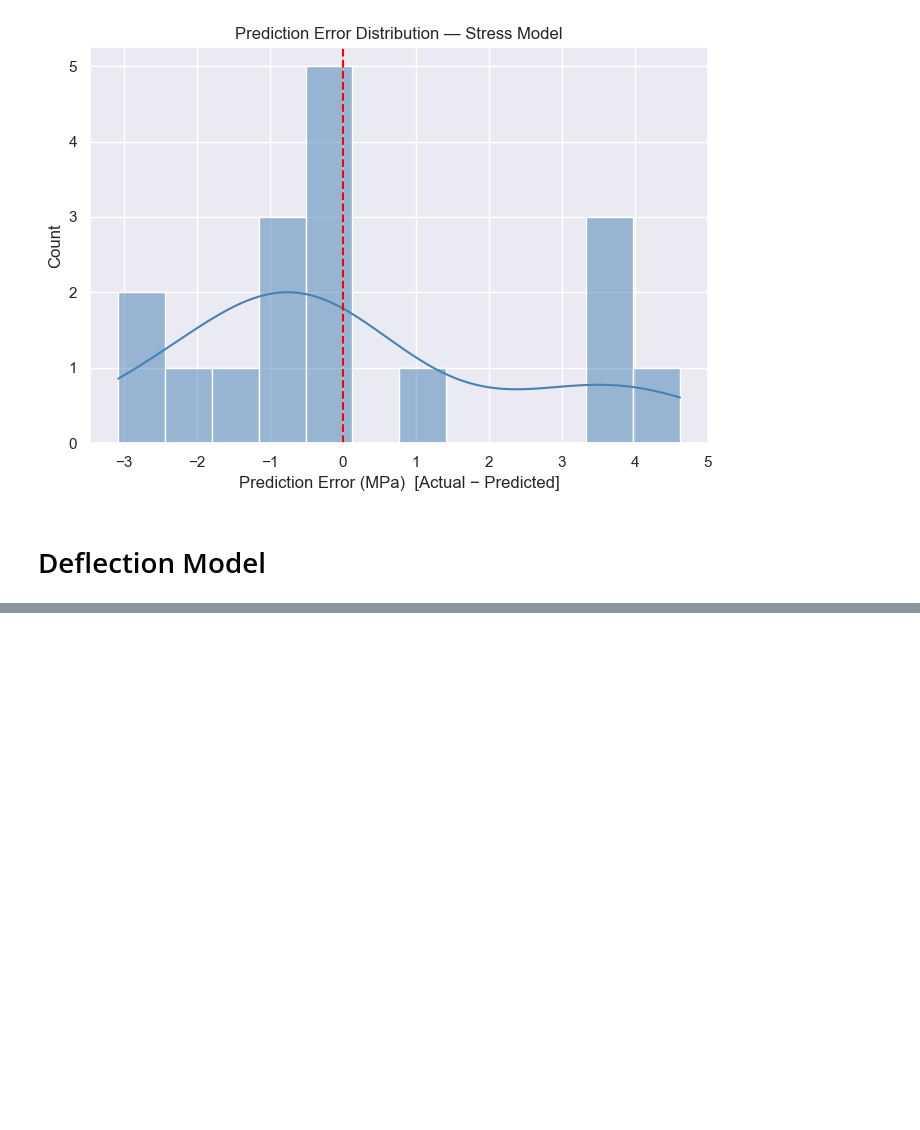
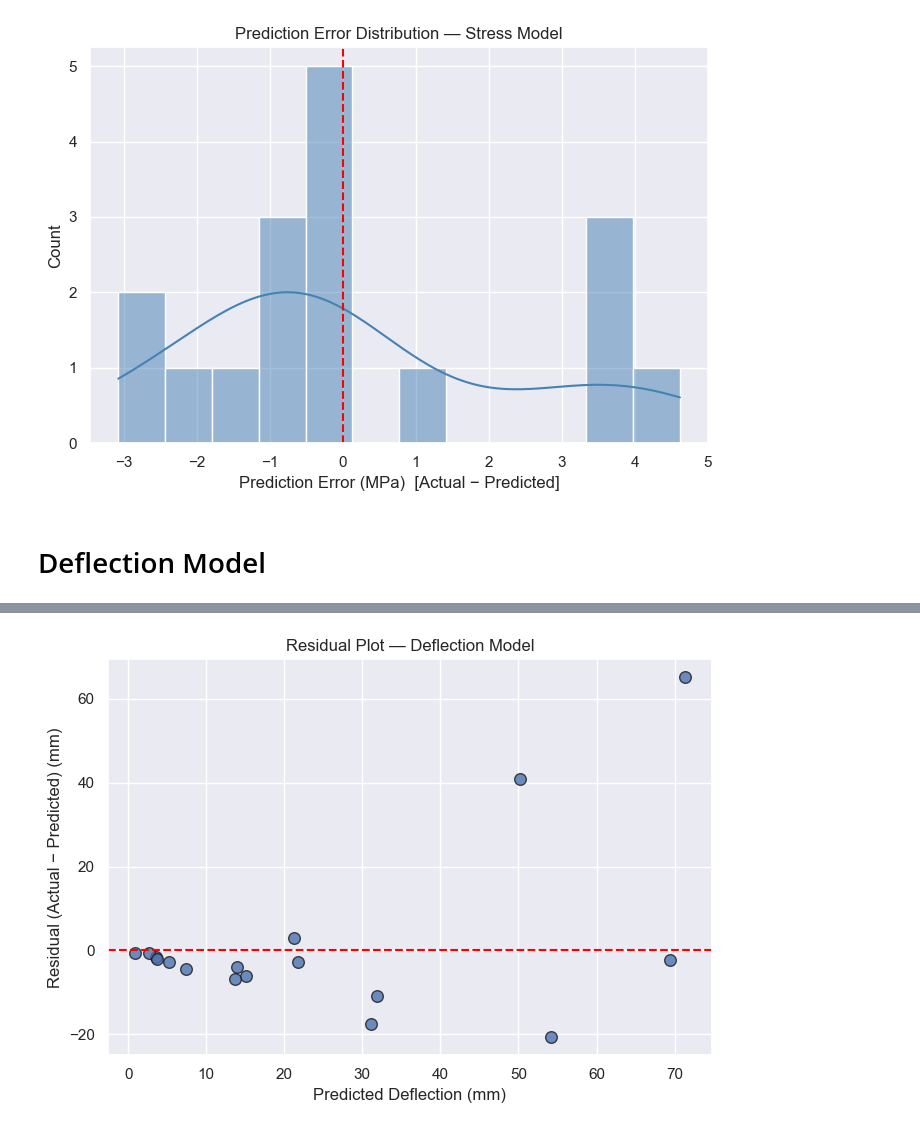
Before and after one commit to AMGhalcyon/Wind_Turbine_Project, a Jupyter notebook: Python/ML_Models.ipynb, the cells around one changed output, grey strips where cells are left out. Cells and saved outputs as stored; diff of their text form; code cells hidden in the pictures; blank space fills up the shorter version.

```diff
--- a/Python/ML_Models.ipynb
+++ b/Python/ML_Models.ipynb
@@ -83,0 +127,14 @@ plt.show()
+# %%
+# Residual Plot
+residuals = y_test_mm - y_pred_mm
+
+fig, ax = plt.subplots(figsize=(7, 5))
+ax.scatter(y_pred_mm, residuals, s=70, alpha=0.8, edgecolor="k")
+ax.axhline(0, color="red", linestyle="--")
+ax.set_xlabel("Predicted Deflection (mm)")
+ax.set_ylabel("Residual (Actual − Predicted) (mm)")
+ax.set_title("Residual Plot — Deflection Model")
+plt.tight_layout()
+plt.show()
+# %% [output]
+[figure, added]
```
Also changed, not shown: parts of 6 cells of this notebook, 1 other file.
